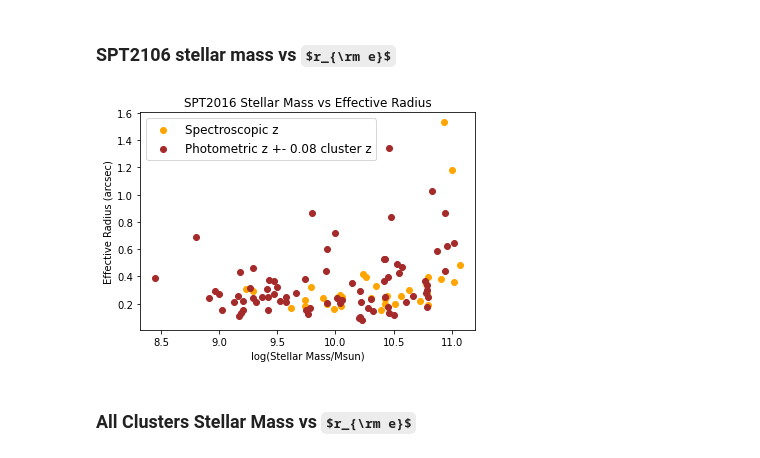
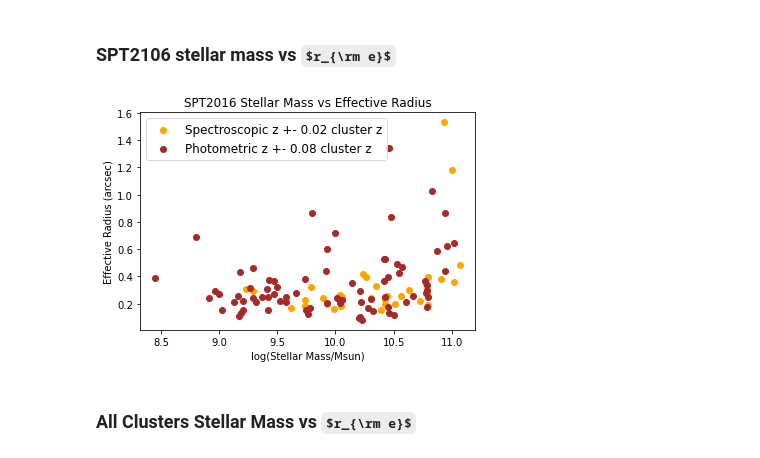
Before and after one commit to charrbit/GOGREEN-galaxy-research, a Jupyter notebook: Code/ggClass.ipynb, the cells around one changed output. Cells and saved outputs as stored; diff of their text form; code cells hidden in the pictures; some formulas as TeX source.

Commit message:
Progress towards generating all re vs mass plots

```diff
--- a/Code/ggClass.ipynb
+++ b/Code/ggClass.ipynb
@@ -170,35 +170,35 @@ targetCatalogs = ['photo', 'matched']
 targetCluster = 'SPT2106'
 targetProperties = [['cPHOTID', 'Mstellar'],['PHOTCATID', 're']]
 clusterZ = 1.1306
 
 criteria = [
     'Star==0',
     'K_flag==0',
     'totmask==0',
     '(' + str(clusterZ-0.02) +  '< zspec.values <' + str(clusterZ+0.02) + ')',
     '(' + str(clusterZ-0.08) +  '< zphot.values <' + str(clusterZ+0.08) + ')'
 ]
 
 mass_zspec = gg.search(targetCluster, targetProperties[0], criteria[:4], targetCatalogs[0])
 mass_zphot = gg.search(targetCluster, targetProperties[0], criteria[:3] + criteria[-1:], targetCatalogs[0])
 
 re = gg.search(targetCluster, targetProperties[1], ['re > 0'], targetCatalogs[1])
 
 mass_zspec_re = gg.merge(mass_zspec, re)
 mass_zphot_re = gg.merge(mass_zphot, re).query('~cPHOTID.isin(@mass_zspec_re.cPHOTID)')
 
 
 # Plot K-band mag vs re
 fig = plt.figure()
-plt.scatter(np.log10(mass_zspec_re.Mstellar.values), mass_zspec_re.re.values, c='orange', label='Spectroscopic z')
+plt.scatter(np.log10(mass_zspec_re.Mstellar.values), mass_zspec_re.re.values, c='orange', label='Spectroscopic z +- 0.02 cluster z')
 plt.scatter(np.log10(mass_zphot_re.Mstellar.values), mass_zphot_re.re.values, c='brown', label='Photometric z +- 0.08 cluster z')
 plt.title('SPT2016 Stellar Mass vs Effective Radius')
 plt.xlabel('log(Stellar Mass/Msun)')
 plt.ylabel('Effective Radius (arcsec)')
 plt.legend(fontsize='large')
 plt.show()
 # %% [output]
-[figure, old version]
+[figure, new version]
 # %% [markdown]
 ### All Clusters Stellar Mass vs $r_{\rm e}$
 # %%
```
Also changed, not shown: parts of 1 cell of this notebook, 2 other files.
